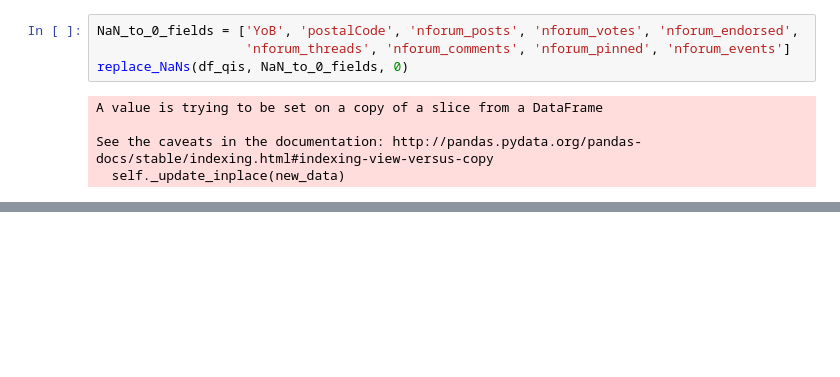
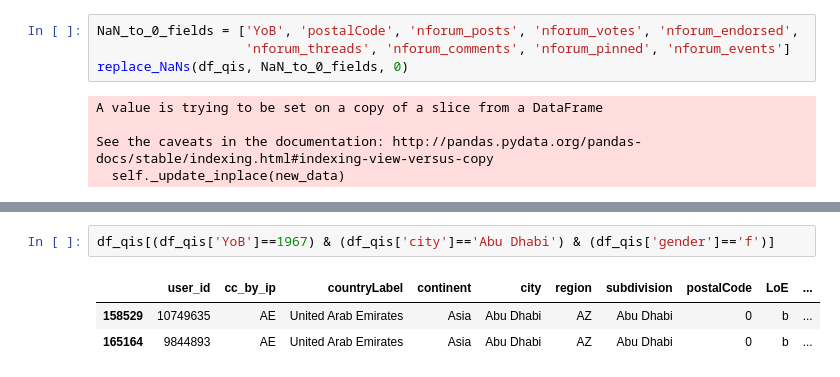
Before and after one commit to tmaounis/apcomp221-pset1, a Jupyter notebook: k_anonymity.ipynb, the cells around one changed output, grey strips where cells are left out. Saved outputs shown, nothing was run; the diff lists cells and outputs as text; blank space fills up the shorter version.

```diff
--- a/k_anonymity.ipynb
+++ b/k_anonymity.ipynb
@@ -108,0 +148,6 @@ See the caveats in the documentation: http://pandas.pydata.org/pandas-docs/stabl
+# %%
+df_qis[(df_qis['YoB']==1967) & (df_qis['city']=='Abu Dhabi') & (df_qis['gender']=='f')]
+# %% [output]
+|  | user_id | cc_by_ip | countryLabel | continent | city | region | subdivision | postalCode | LoE | ... |
+| 158529 | 10749635 | AE | United Arab Emirates | Asia | Abu Dhabi | AZ | Abu Dhabi | 0 | b | ... |
+| 165164 | 9844893 | AE | United Arab Emirates | Asia | Abu Dhabi | AZ | Abu Dhabi | 0 | b | ... |
```
Also changed, not shown: parts of 9 cells of this notebook, 1 other file.
